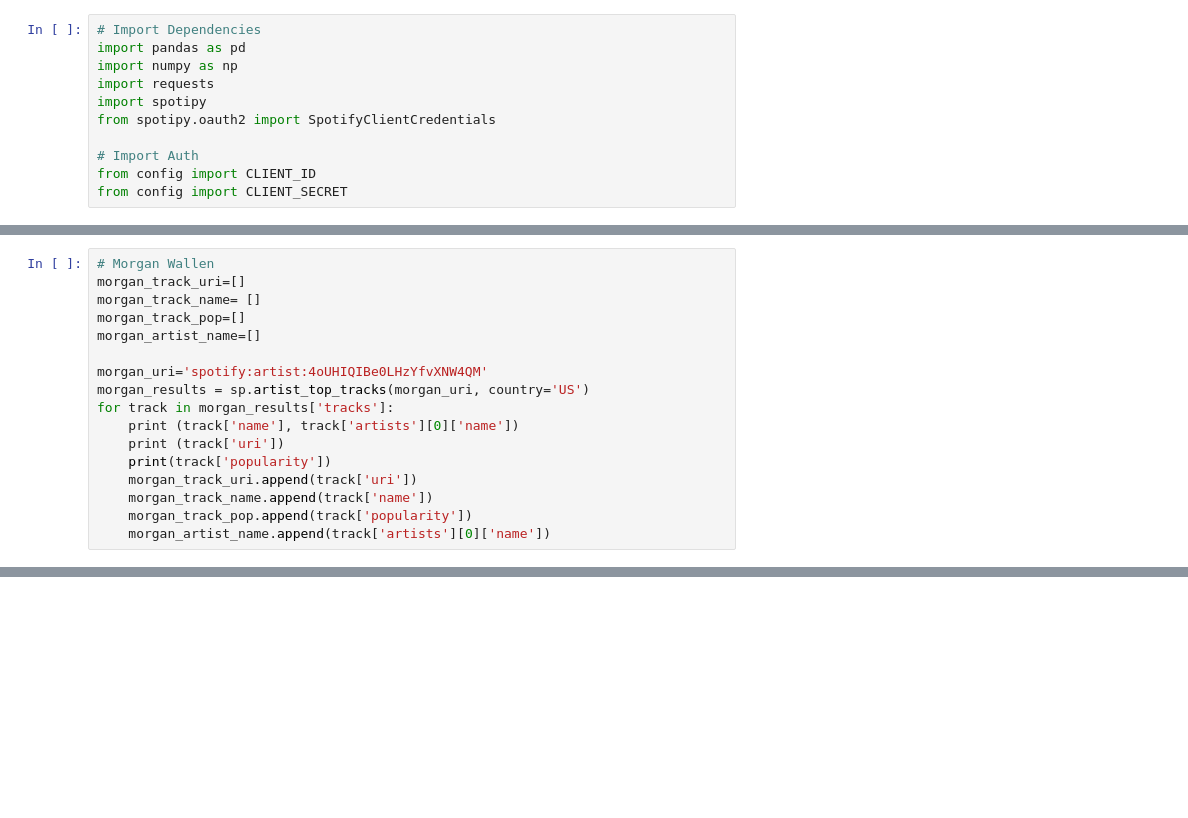
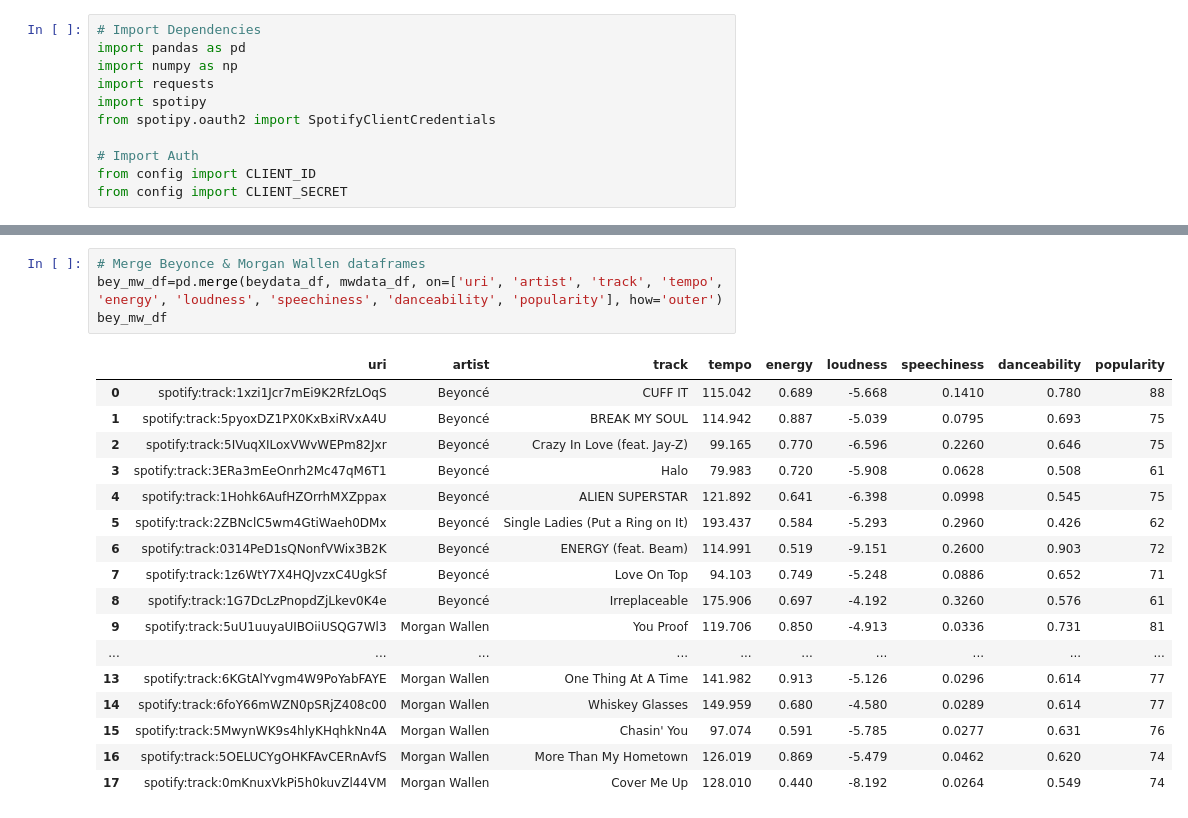
Before and after one commit to JLeigh101/Spotlight-on-Spotify, a Jupyter notebook: spotanalysis.ipynb, the cells around one changed output, grey strips where cells are left out. Drawn from its saved outputs; the diff is of its cells as text; blank space fills up the shorter version.

Commit message:
Merged dataframes together

```diff
--- a/spotanalysis.ipynb
+++ b/spotanalysis.ipynb
@@ -146,17 +99,0 @@ beydata_df
-# %%
-# Morgan Wallen
-morgan_track_uri=[]
-morgan_track_name= []
-morgan_track_pop=[]
-morgan_artist_name=[]
-
-morgan_uri='spotify:artist:4oUHIQIBe0LHzYfvXNW4QM'
-morgan_results = sp.artist_top_tracks(morgan_uri, country='US')
-for track in morgan_results['tracks']:
-    print (track['name'], track['artists'][0]['name'])
-    print (track['uri'])
-    print(track['popularity'])
-    morgan_track_uri.append(track['uri'])
-    morgan_track_name.append(track['name'])
-    morgan_track_pop.append(track['popularity'])
-    morgan_artist_name.append(track['artists'][0]['name'])
@@ -276,0 +455,22 @@ morgandata_df
+# %%
+# Merge Beyonce & Morgan Wallen dataframes
+bey_mw_df=pd.merge(beydata_df, mwdata_df, on=['uri', 'artist', 'track', 'tempo', 'energy', 'loudness', 'speechiness', 'danceability', 'popularity'], how='outer')
+bey_mw_df
+# %% [output]
+|  | uri | artist | track | tempo | energy | loudness | speechiness | danceability | popularity |
+| 0 | spotify:track:1xzi1Jcr7mEi9K2RfzLOqS | Beyoncé | CUFF IT | 115.042 | 0.689 | -5.668 | 0.1410 | 0.780 | 88 |
+| 1 | spotify:track:5pyoxDZ1PX0KxBxiRVxA4U | Beyoncé | BREAK MY SOUL | 114.942 | 0.887 | -5.039 | 0.0795 | 0.693 | 75 |
+| 2 | spotify:track:5IVuqXILoxVWvWEPm82Jxr | Beyoncé | Crazy In Love (feat. Jay-Z) | 99.165 | 0.770 | -6.596 | 0.2260 | 0.646 | 75 |
+| 3 | spotify:track:3ERa3mEeOnrh2Mc47qM6T1 | Beyoncé | Halo | 79.983 | 0.720 | -5.908 | 0.0628 | 0.508 | 61 |
+| 4 | spotify:track:1Hohk6AufHZOrrhMXZppax | Beyoncé | ALIEN SUPERSTAR | 121.892 | 0.641 | -6.398 | 0.0998 | 0.545 | 75 |
+| 5 | spotify:track:2ZBNclC5wm4GtiWaeh0DMx | Beyoncé | Single Ladies (Put a Ring on It) | 193.437 | 0.584 | -5.293 | 0.2960 | 0.426 | 62 |
+| 6 | spotify:track:0314PeD1sQNonfVWix3B2K | Beyoncé | ENERGY (feat. Beam) | 114.991 | 0.519 | -9.151 | 0.2600 | 0.903 | 72 |
+| 7 | spotify:track:1z6WtY7X4HQJvzxC4UgkSf | Beyoncé | Love On Top | 94.103 | 0.749 | -5.248 | 0.0886 | 0.652 | 71 |
+| 8 | spotify:track:1G7DcLzPnopdZjLkev0K4e | Beyoncé | Irreplaceable | 175.906 | 0.697 | -4.192 | 0.3260 | 0.576 | 61 |
+| 9 | spotify:track:5uU1uuyaUIBOiiUSQG7Wl3 | Morgan Wallen | You Proof | 119.706 | 0.850 | -4.913 | 0.0336 | 0.731 | 81 |
+| ... | ... | ... | ... | ... | ... | ... | ... | ... | ... |
+| 13 | spotify:track:6KGtAlYvgm4W9PoYabFAYE | Morgan Wallen | One Thing At A Time | 141.982 | 0.913 | -5.126 | 0.0296 | 0.614 | 77 |
+| 14 | spotify:track:6foY66mWZN0pSRjZ408c00 | Morgan Wallen | Whiskey Glasses | 149.959 | 0.680 | -4.580 | 0.0289 | 0.614 | 77 |
+| 15 | spotify:track:5MwynWK9s4hlyKHqhkNn4A | Morgan Wallen | Chasin' You | 97.074 | 0.591 | -5.785 | 0.0277 | 0.631 | 76 |
+| 16 | spotify:track:5OELUCYgOHKFAvCERnAvfS | Morgan Wallen | More Than My Hometown | 126.019 | 0.869 | -5.479 | 0.0462 | 0.620 | 74 |
+| 17 | spotify:track:0mKnuxVkPi5h0kuvZl44VM | Morgan Wallen | Cover Me Up | 128.010 | 0.440 | -8.192 | 0.0264 | 0.549 | 74 |
```
Also changed, not shown: parts of 20 cells of this notebook.
